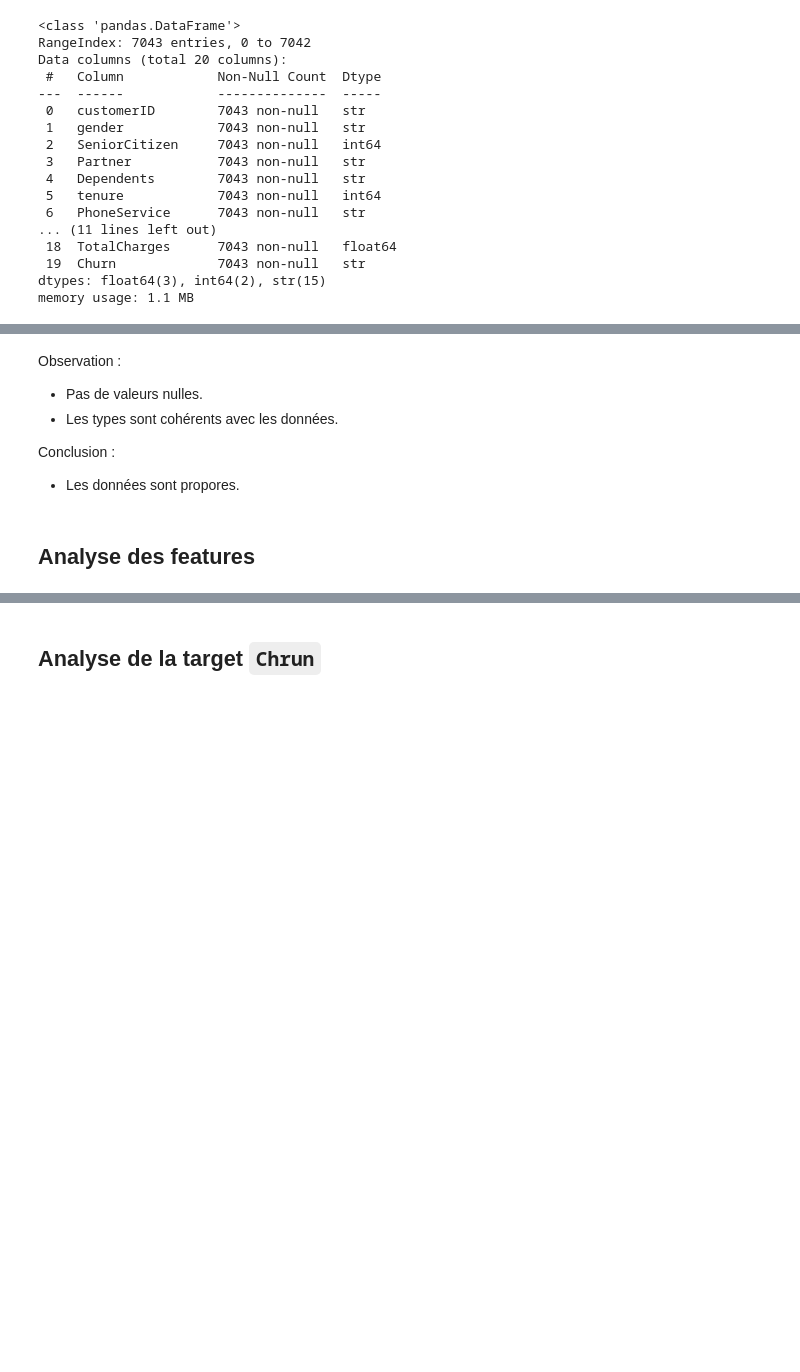
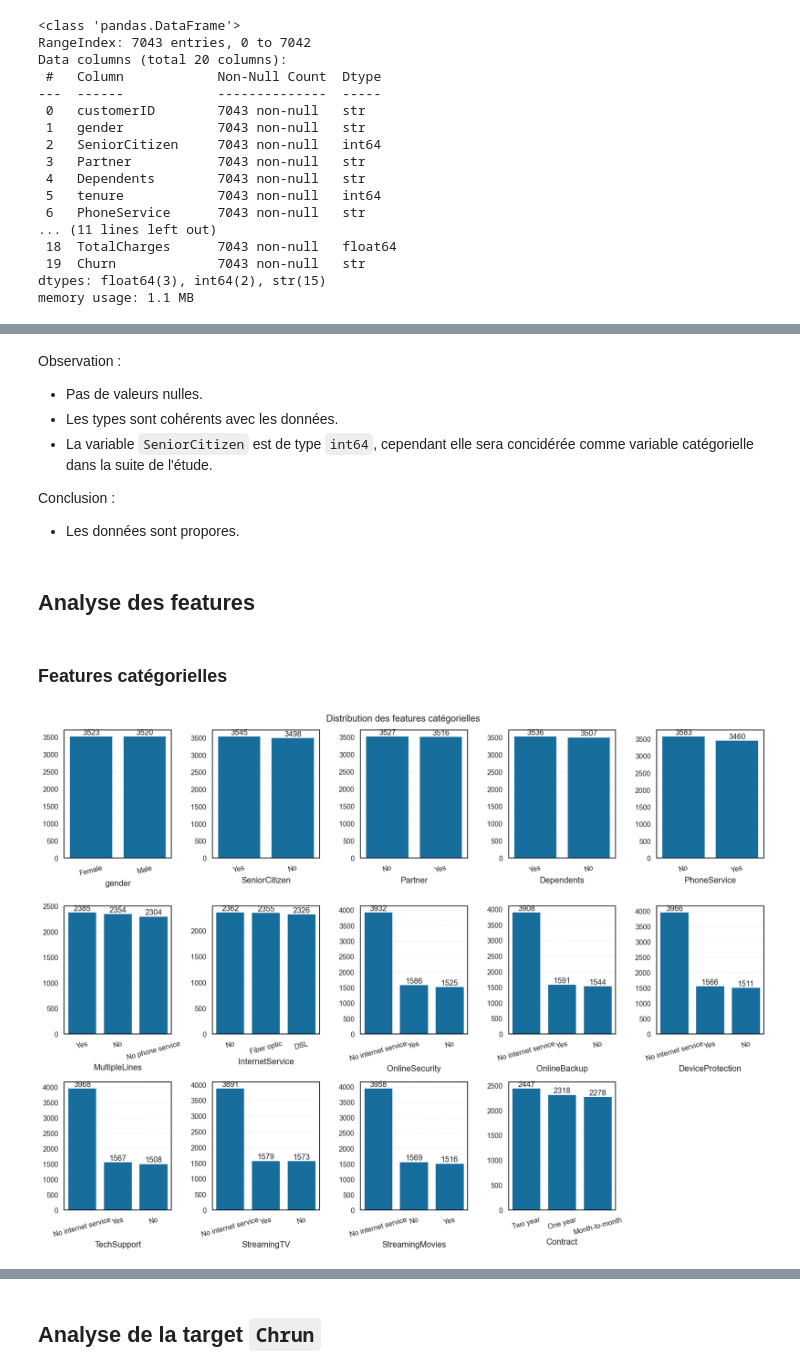
Before and after one commit to DamienDESSAUX-M2i/DESSAUX_Damien_ECF3, a Jupyter notebook: notebooks/01_EDA.ipynb, the cells around one changed output, grey strips where cells are left out. Cells and saved outputs as stored; diff of their text form; code cells hidden in the pictures; blank space fills up the shorter version.

```diff
--- a/notebooks/01_EDA.ipynb
+++ b/notebooks/01_EDA.ipynb
@@ -86,8 +92,67 @@ memory usage: 1.1 MB
 Observation :
 - Pas de valeurs nulles.
 - Les types sont cohérents avec les données.
+- La variable `SeniorCitizen` est de type `int64`, cependant elle sera concidérée comme variable catégorielle dans la suite de l'étude.
 
 Conclusion :
 - Les données sont propores.
+# %%
+df["SeniorCitizen"] = df["SeniorCitizen"].apply(lambda x: "Yes" if x == 1 else "No")
 # %% [markdown]
 ## Analyse des features
+# %% [markdown]
+### Features catégorielles
+# %%
+cat_features = [
+    "gender",
+    "SeniorCitizen",
+    "Partner",
+    "Dependents",
+    "PhoneService",
+    "MultipleLines",
+    "InternetService",
+    "OnlineSecurity",
+    "OnlineBackup",
+    "DeviceProtection",
+    "TechSupport",
+    "StreamingTV",
+    "StreamingMovies",
+    "Contract",
+]
+# %%
+def create_barplot(
+    ax: plt.Axes, df: pd.DataFrame, column: str, rotation: int = 0
+) -> None:
+    value_counts = df[column].value_counts()
+
+    barplot = sns.barplot(
+        x=value_counts.index,
+        y=value_counts.values,
+        ax=ax,
+    )
+
+    for container in barplot.containers:
+        barplot.bar_label(container)
+
+    if rotation:
+        ax.tick_params(axis="x", rotation=rotation)
+
+
+fig, axes = plt.subplots(3, 5, figsize=(16, 12))
+
+fig.suptitle("Distribution des features catégorielles")
+
+axes = axes.flatten()
+
+for k in range(len(axes)):
+    ax = axes[k]
+    if k < len(cat_features):
+        create_barplot(ax=ax, df=df, column=cat_features[k], rotation=15)
+    else:
+        ax.set_axis_off()
+
+fig.tight_layout()
+plt.savefig((FIGURE_DIR / "01_categorical_features_distribution.png").as_posix())
+plt.show()
+# %% [output]
+[figure, added]
```
Also changed, not shown: parts of 38 cells of this notebook, 10 other files.
